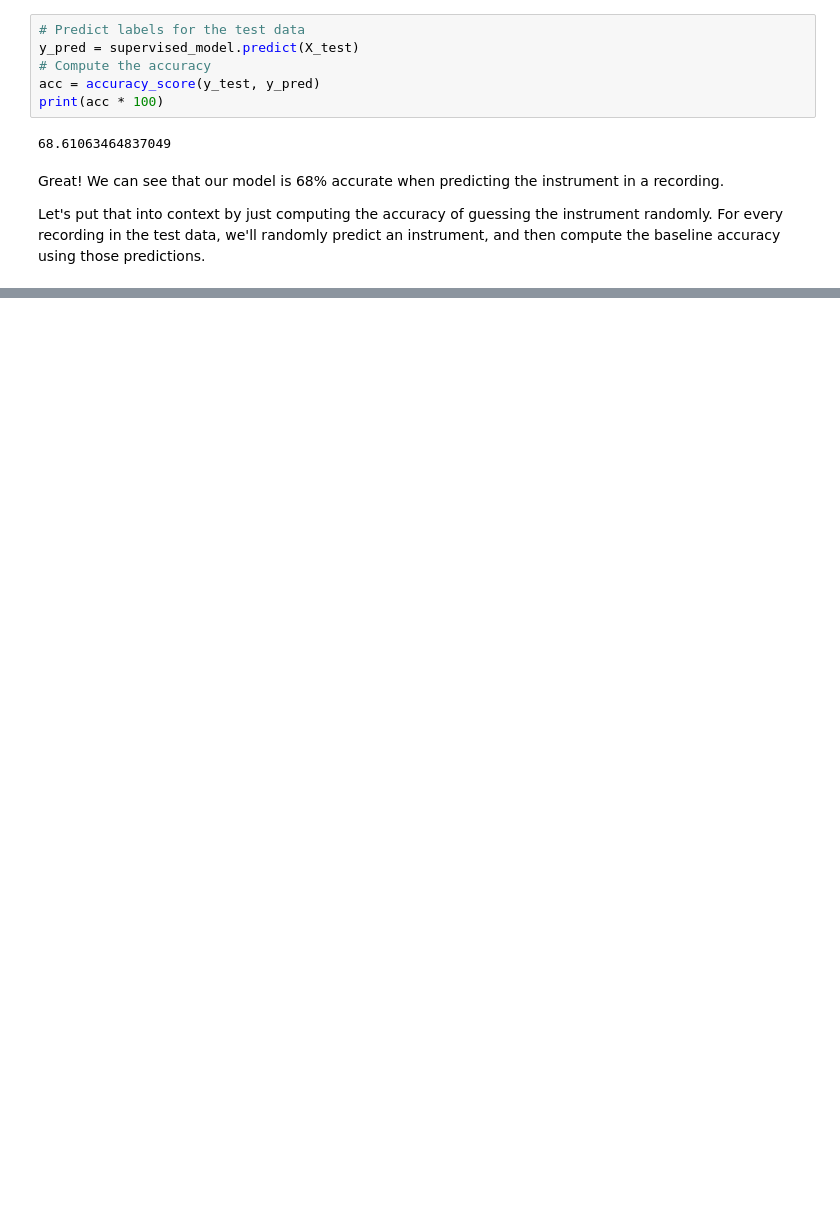
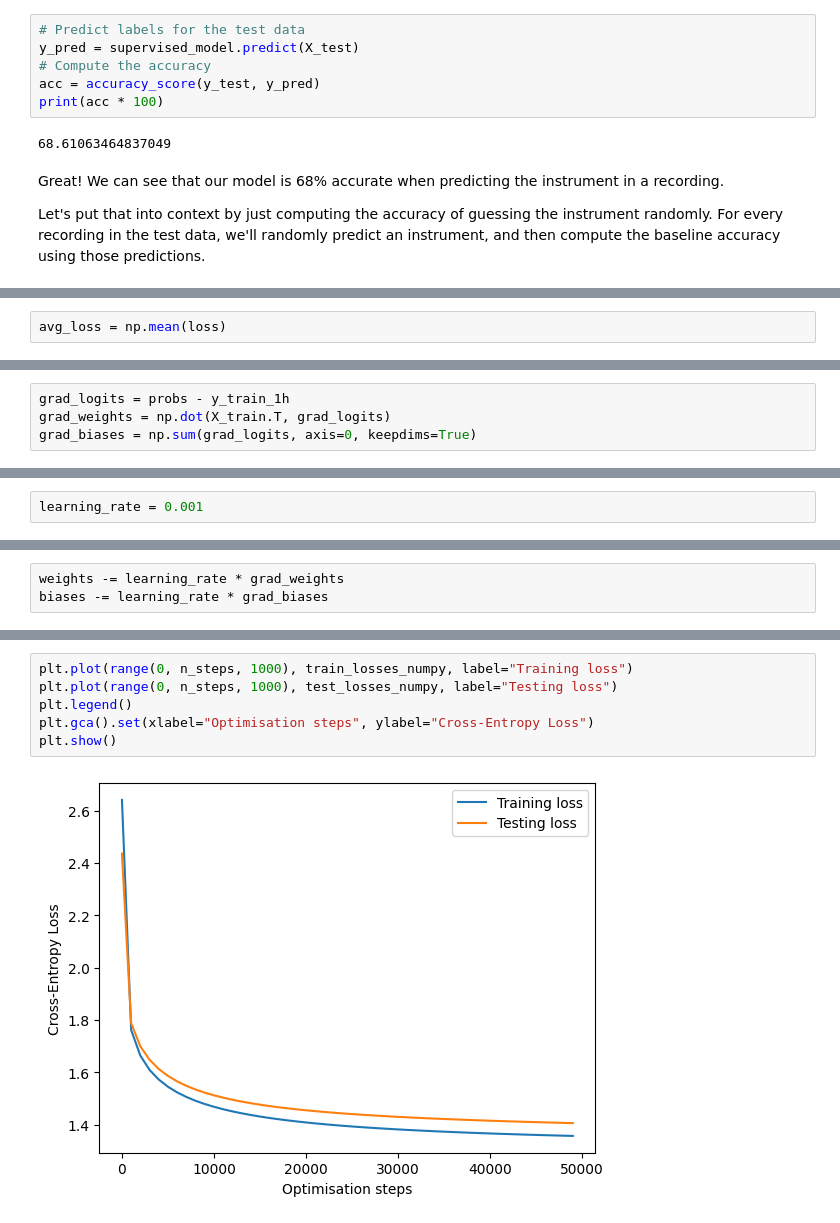
Before and after one commit to musicinformationretrieval/epsrc-ai-pipeline, a Jupyter notebook: 2_learning_paradigms.ipynb, the cells around one changed output, grey strips where cells are left out. Saved outputs shown, nothing was run; the diff lists cells and outputs as text; blank space fills up the shorter version.

Commit message:
update learning paradigms notebook

```diff
--- a/2_learning_paradigms.ipynb
+++ b/2_learning_paradigms.ipynb
@@ -936,0 +1159,2 @@ AttributeError: module 'torch.nn' has no attribute 'Adam'
+# %%
+avg_loss = np.mean(loss)
@@ -936,0 +1169,4 @@ AttributeError: module 'torch.nn' has no attribute 'Adam'
+# %%
+grad_logits = probs - y_train_1h
+grad_weights = np.dot(X_train.T, grad_logits)
+grad_biases = np.sum(grad_logits, axis=0, keepdims=True)
@@ -936,0 +1181,2 @@ AttributeError: module 'torch.nn' has no attribute 'Adam'
+# %%
+learning_rate = 0.001
@@ -936,0 +1185,3 @@ AttributeError: module 'torch.nn' has no attribute 'Adam'
+# %%
+weights -= learning_rate * grad_weights
+biases -= learning_rate * grad_biases
@@ -936,0 +1321,8 @@ AttributeError: module 'torch.nn' has no attribute 'Adam'
+# %%
+plt.plot(range(0, n_steps, 1000), train_losses_numpy, label="Training loss")
+plt.plot(range(0, n_steps, 1000), test_losses_numpy, label="Testing loss")
+plt.legend()
+plt.gca().set(xlabel="Optimisation steps", ylabel="Cross-Entropy Loss")
+plt.show()
+# %% [output]
+[figure, added]
```
Also changed, not shown: parts of 113 cells of this notebook.
